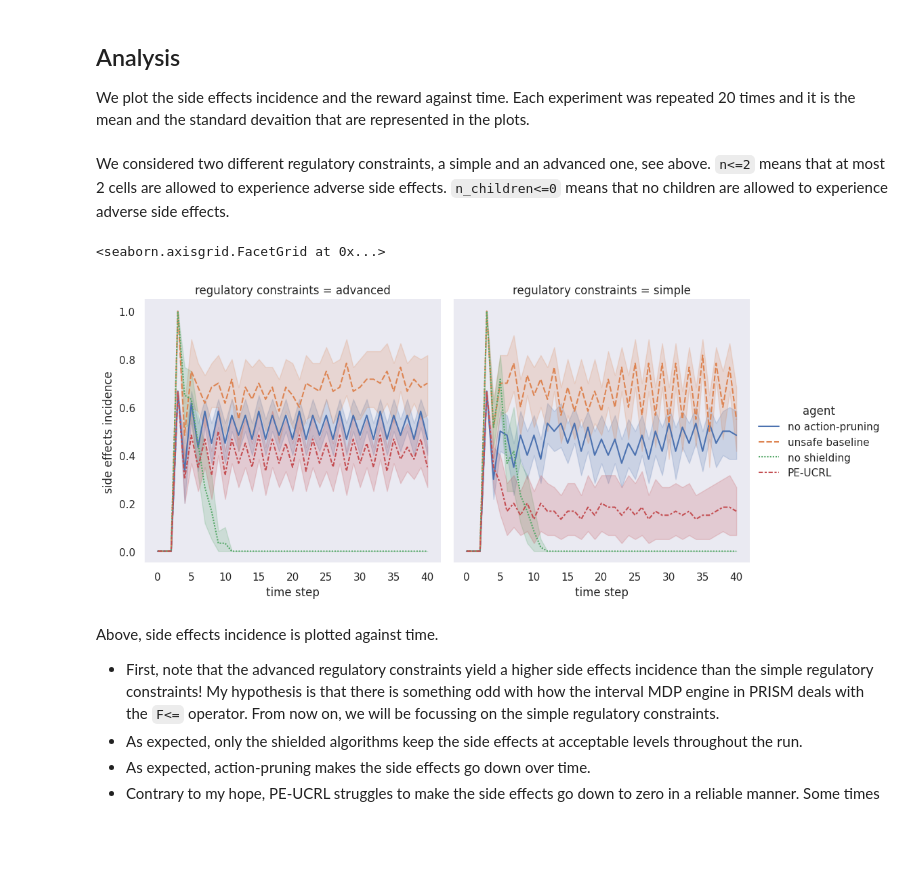
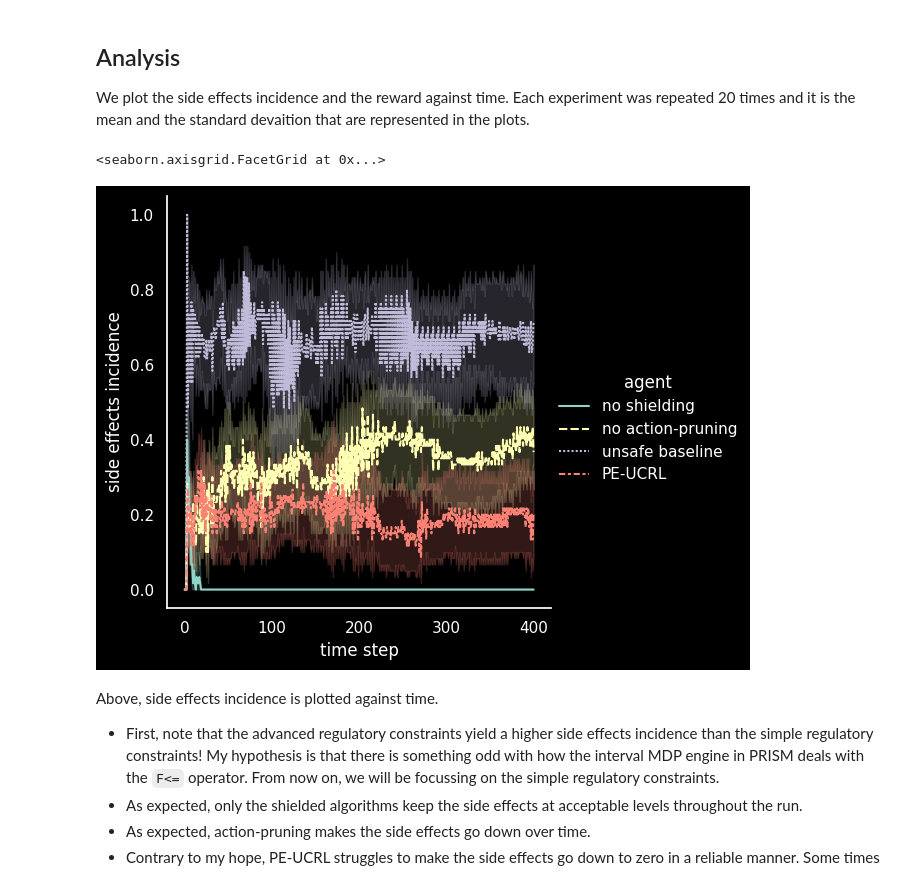
Before and after one commit to carlhenrikrolf/PilotExperimentation, a Jupyter notebook: notebook.ipynb, the cells around one changed output. Saved outputs shown, nothing was run; the diff lists cells and outputs as text; code cells hidden in the pictures; blank space fills up the shorter version.

````diff
--- a/notebook.ipynb
+++ b/notebook.ipynb
@@ -24,14 +24,14 @@ There is one cell label (it corresponds to a child using the recommender engine)
 Only for drawing the plots.
 Readers, please skip to the next section.
 # %%
-super_path = 'results/more_simple_ablations/'
+super_path = 'results/more_simple_ablations_shaping/'
 # %%
 import os
 import pandas as pd
 import seaborn as sns
 sns.set_theme(style='dark')
 from matplotlib.pyplot import style
-#style.use("dark_background")
+style.use("dark_background")
 dir_set = set(os.listdir(super_path))
 dir_set -= {'metadata.txt'}
 data_set = [pd.DataFrame()] * len(dir_set)
@@ -42,29 +42,18 @@ data = pd.concat(data_set)
 ## Analysis
 We plot the side effects incidence and the reward against time.
 Each experiment was repeated 20 times and it is the mean and the standard devaition that are represented in the plots.
-# %%
-data = data.replace(
-    {
-        'P>=1 [ G n<=2 ] & P>=1 [ G n_children<=0]': 'simple',
-        'P>=1 [ G n<=2 ] & P>=1 [ G n_children<=0] & P>=0.80 [ F<=20 n<=1 ]': 'advanced',
-    }
-)
-# %% [markdown]
-We considered two different regulatory constraints, a simple and an advanced one, see above.
-```n<=2``` means that at most 2 cells are allowed to experience adverse side effects. ```n_children<=0``` means that no children are allowed to experience adverse side effects.
 # %%
 sns.relplot(
     data=data,
     kind='line',
     x='time step',
     y='side effects incidence',
     hue='agent',
     style='agent',
-    col='regulatory constraints',
 )
 # %% [output]
 <seaborn.axisgrid.FacetGrid at 0x...>
-[figure, old version]
+[figure, new version]
 # %% [markdown]
 Above, side effects incidence is plotted against time.
 - First, note that the advanced regulatory constraints yield a higher side effects incidence than the simple regulatory constraints! My hypothesis is that there is something odd with how the interval MDP engine in PRISM deals with the ```F<=``` operator. From now on, we will be focussing on the simple regulatory constraints.
````
Also changed, not shown: parts of 3 cells of this notebook, 8 other files.
